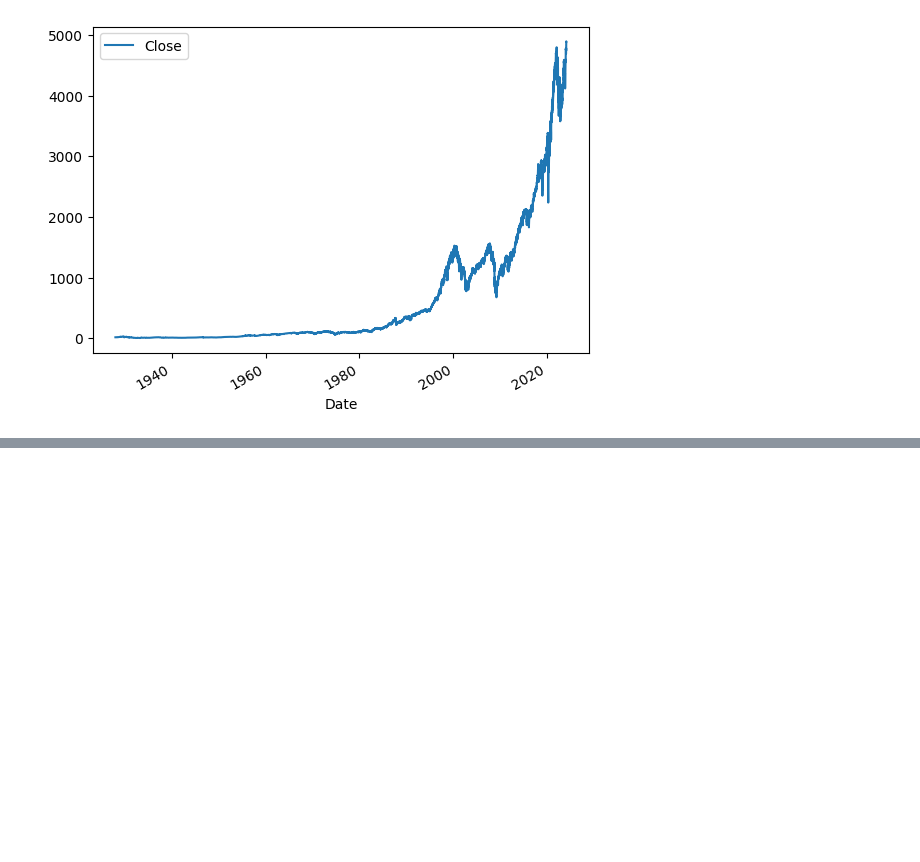
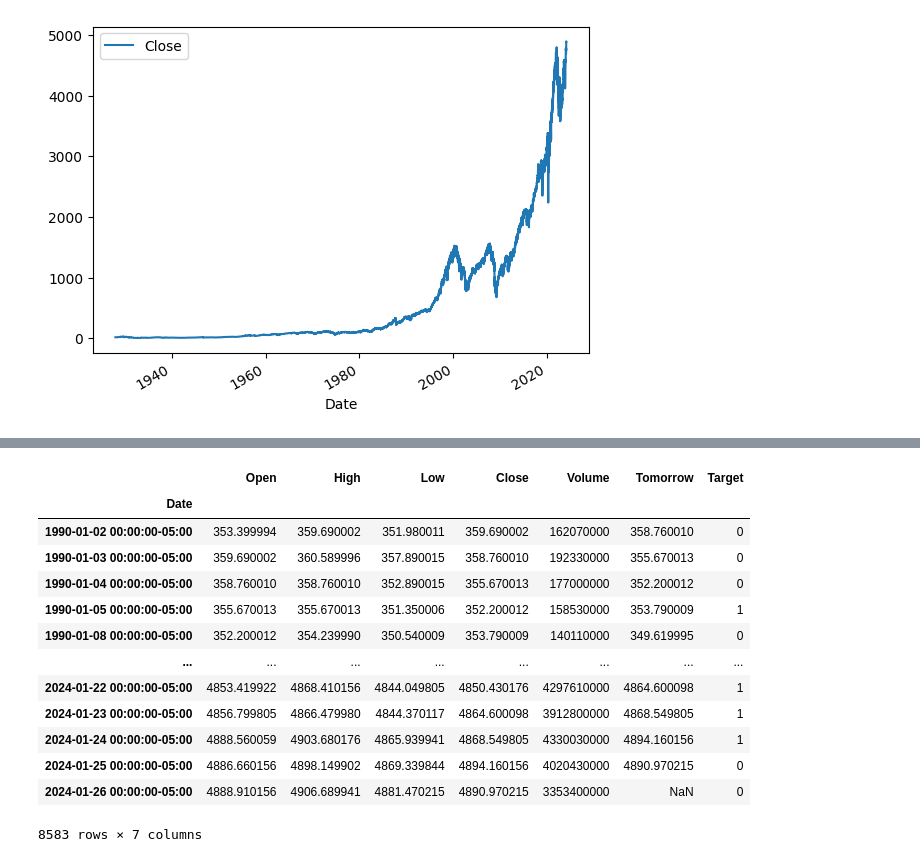
Before and after one commit to PrateekSharma007/Stock-price-predictor, a Jupyter notebook: stockprice.ipynb, the cells around one changed output, grey strips where cells are left out. Saved outputs shown, nothing was run; the diff lists cells and outputs as text; code cells hidden in the pictures; blank space fills up the shorter version.

```diff
--- a/stockprice.ipynb
+++ b/stockprice.ipynb
@@ -45,0 +89,17 @@ kdskmsd
+# %%
+sp500
+# %% [output]
+|  | Open | High | Low | Close | Volume | Tomorrow | Target |
+| Date |  |  |  |  |  |  |  |
+| 1990-01-02 00:00:00-05:00 | 353.399994 | 359.690002 | 351.980011 | 359.690002 | 162070000 | 358.760010 | 0 |
+| 1990-01-03 00:00:00-05:00 | 359.690002 | 360.589996 | 357.890015 | 358.760010 | 192330000 | 355.670013 | 0 |
+| 1990-01-04 00:00:00-05:00 | 358.760010 | 358.760010 | 352.890015 | 355.670013 | 177000000 | 352.200012 | 0 |
+| 1990-01-05 00:00:00-05:00 | 355.670013 | 355.670013 | 351.350006 | 352.200012 | 158530000 | 353.790009 | 1 |
+| 1990-01-08 00:00:00-05:00 | 352.200012 | 354.239990 | 350.540009 | 353.790009 | 140110000 | 349.619995 | 0 |
+| ... | ... | ... | ... | ... | ... | ... | ... |
+| 2024-01-22 00:00:00-05:00 | 4853.419922 | 4868.410156 | 4844.049805 | 4850.430176 | 4297610000 | 4864.600098 | 1 |
+| 2024-01-23 00:00:00-05:00 | 4856.799805 | 4866.479980 | 4844.370117 | 4864.600098 | 3912800000 | 4868.549805 | 1 |
+| 2024-01-24 00:00:00-05:00 | 4888.560059 | 4903.680176 | 4865.939941 | 4868.549805 | 4330030000 | 4894.160156 | 1 |
+| 2024-01-25 00:00:00-05:00 | 4886.660156 | 4898.149902 | 4869.339844 | 4894.160156 | 4020430000 | 4890.970215 | 0 |
+| 2024-01-26 00:00:00-05:00 | 4888.910156 | 4906.689941 | 4881.470215 | 4890.970215 | 3353400000 | NaN | 0 |
+8583 rows × 7 columns
```
Also changed, not shown: parts of 10 cells of this notebook.
